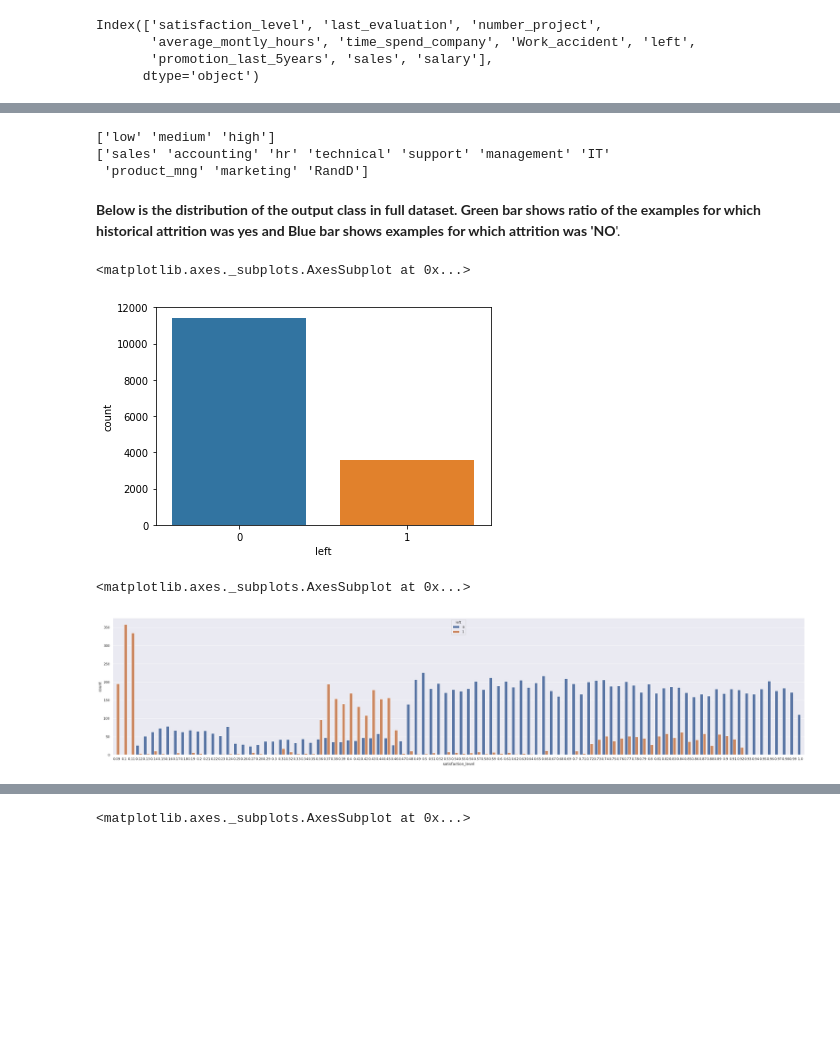
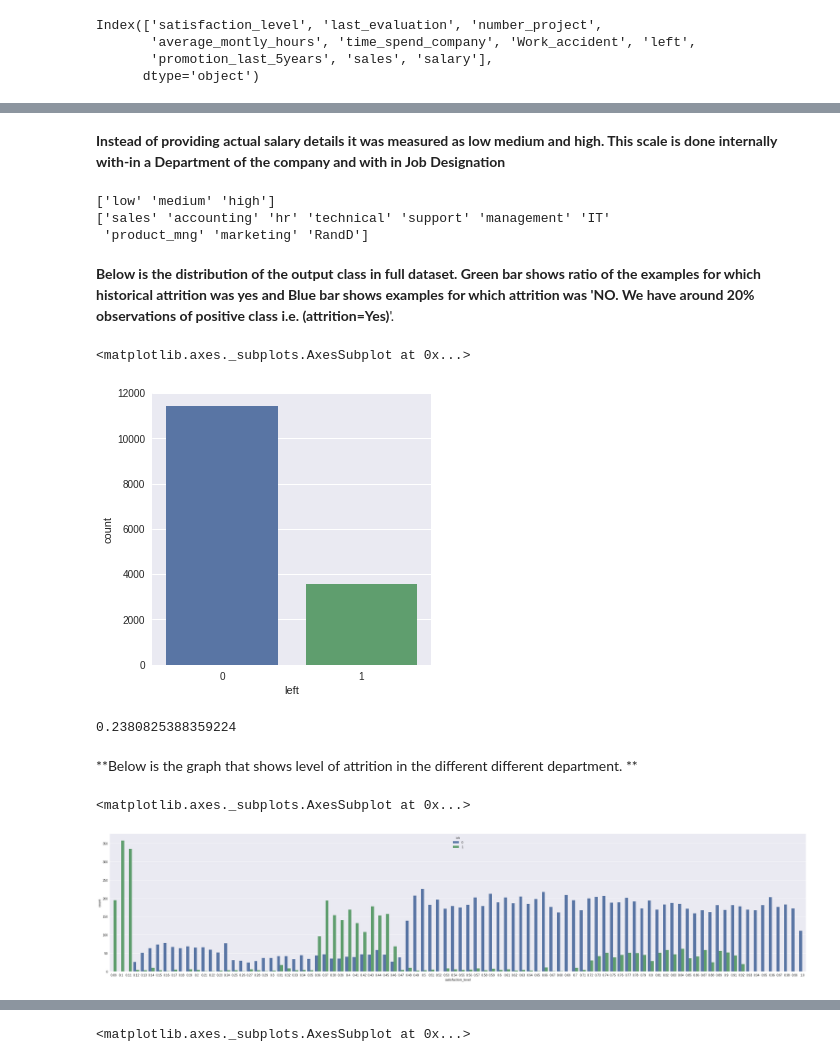
Before and after one commit to tkhan3/machinelearning, a Jupyter notebook: HR_Analytics_15000_rec.ipynb, the cells around one changed output, grey strips where cells are left out. Drawn from its saved outputs; the diff is of its cells as text; code cells hidden in the pictures; blank space fills up the shorter version.

```diff
--- a/HR_Analytics_15000_rec.ipynb
+++ b/HR_Analytics_15000_rec.ipynb
@@ -124,3 +134,5 @@ array([[<matplotlib.axes._subplots.AxesSubplot object at 0x...>,
+# %% [markdown]
+**Instead of providing actual salary details it was measured as low medium and high.  This scale is done internally with-in a Department of the company and with in Job Designation**
 # %%
 print (hr_data_full.salary.unique())
 print (hr_data_full.sales.unique())
@@ -129,19 +141,26 @@ print (hr_data_full.sales.unique())
 ['sales' 'accounting' 'hr' 'technical' 'support' 'management' 'IT'
  'product_mng' 'marketing' 'RandD']
 # %% [markdown]
-**Below is the distribution of the output class in full dataset. Green bar shows ratio of the examples for which historical attrition was yes and Blue bar shows  examples for which attrition was 'NO**'.
+**Below is the distribution of the output class in full dataset. Green bar shows ratio of the examples for which historical attrition was yes and Blue bar shows  examples for which attrition was 'NO. We have around 20% observations of positive class i.e. (attrition=Yes)**'.
 # %%
+sns.set(rc={'figure.figsize':(5,5)})
 sns.countplot(x="left",data=hr_data_full)
 # %% [output]
 <matplotlib.axes._subplots.AxesSubplot at 0x...>
-[figure, old version]
+[figure, new version]
+# %%
+hr_data_full[hr_data_full.left == 1]['left'].count()/hr_data_full['left'].count()
+# %% [output]
+0.2380825388359224
+# %% [markdown]
+**Below is the graph that shows level of attrition in the different different department. **
 # %%
 sns.set(rc={'figure.figsize':(40.7,8.27)})
 
 sns.countplot(x="satisfaction_level",data=hr_data_full,hue='left')
 # %% [output]
 <matplotlib.axes._subplots.AxesSubplot at 0x...>
-[figure, old version]
+[figure, new version]
 # %%
 sns.set(rc={'figure.figsize':(10,10)})
 
```
Also changed, not shown: parts of 7 cells of this notebook.
